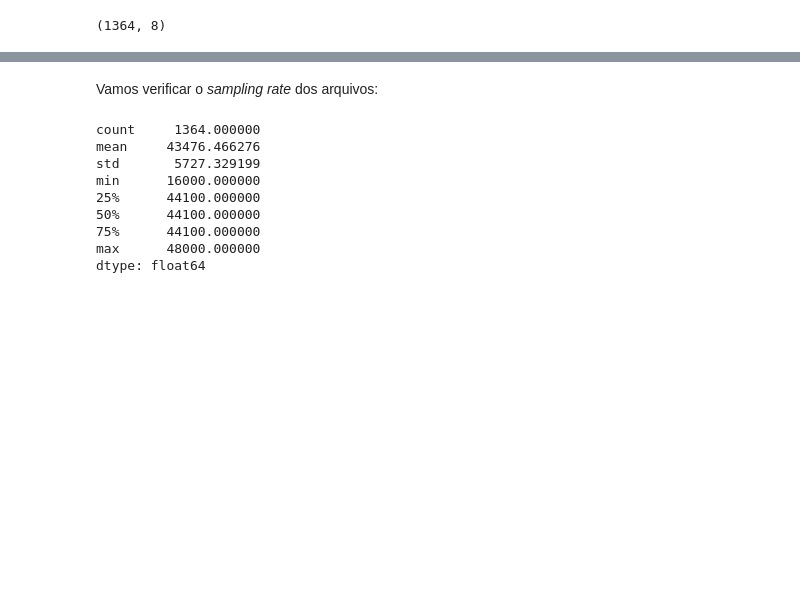
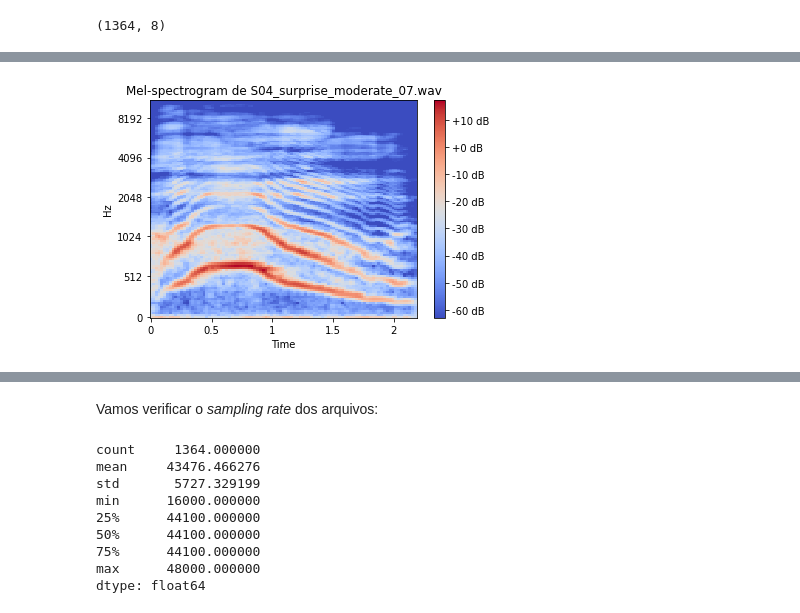
Before and after one commit to htbrandao/ppgi, a Jupyter notebook: modelagem/notebooks/01_eda.ipynb, the cells around one changed output, grey strips where cells are left out. Cells and saved outputs as stored; diff of their text form; code cells hidden in the pictures; blank space fills up the shorter version.

```diff
--- a/modelagem/notebooks/01_eda.ipynb
+++ b/modelagem/notebooks/01_eda.ipynb
@@ -29,0 +61,12 @@ Xfusao.head()
+# %%
+melspec = librosa.feature.melspectrogram(y=sinal, sr=sr)
+melspec = librosa.power_to_db(melspec)
+
+img = librosa.display.specshow(melspec, x_axis='time', y_axis='mel')
+plt.colorbar(format='%+2.0f dB')
+
+plt.title(f'Mel-spectrogram de {f}')
+
+plt.show()
+# %% [output]
+[figure, added]
```
Also changed, not shown: parts of 11 cells of this notebook, 3 other files.
